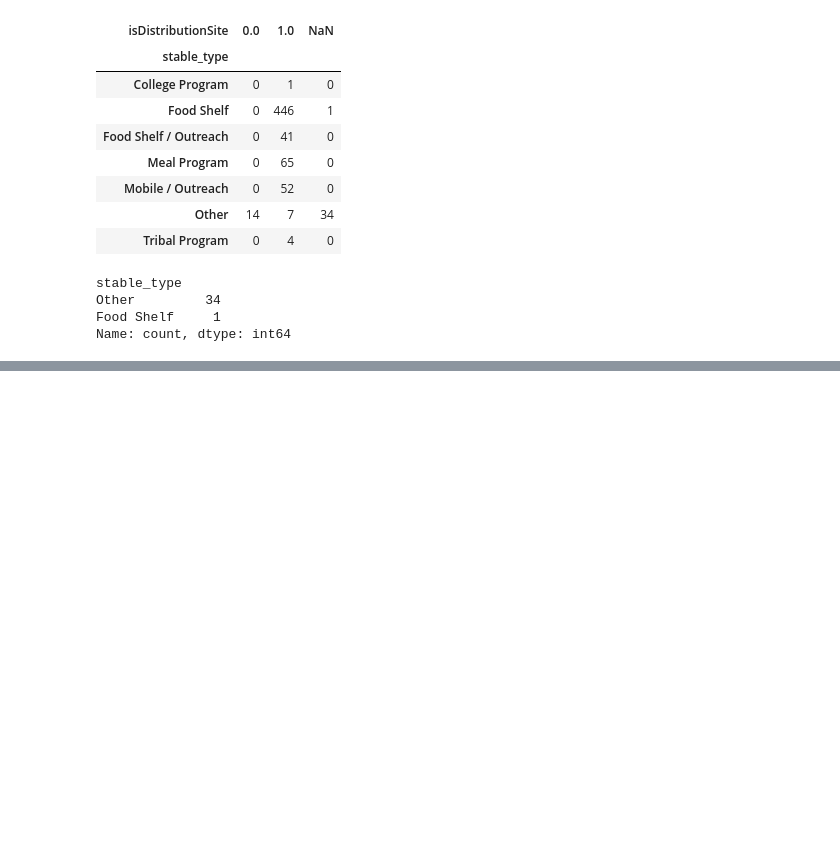
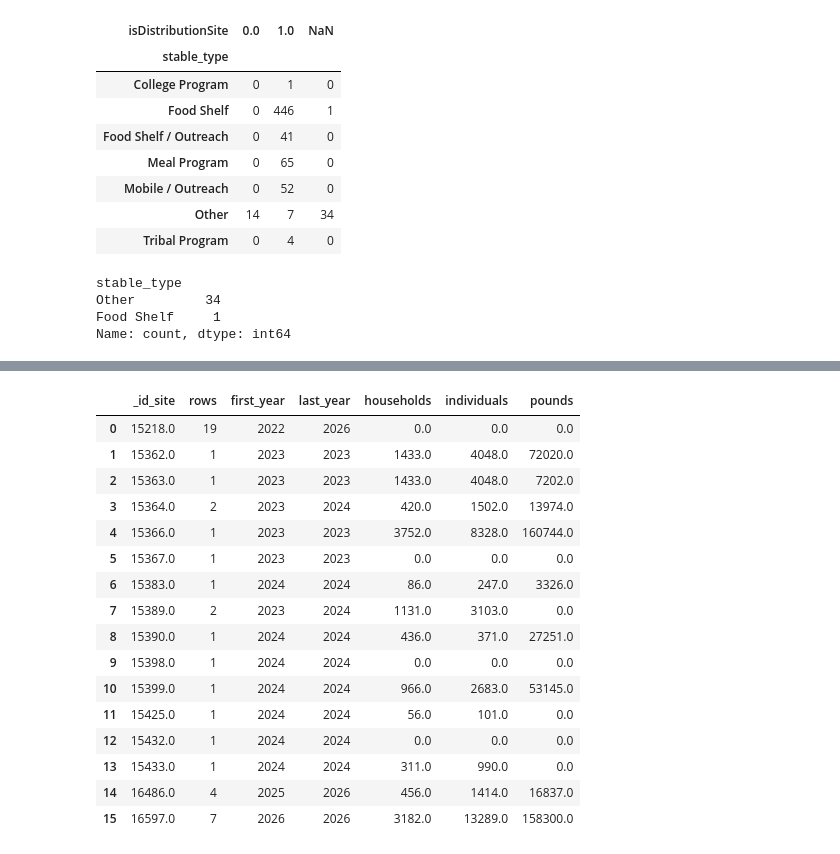
Before and after one commit to Hajar0Ahmed/MinneMUDAC2026Outliers, a Jupyter notebook: notebooks/reading.ipynb, the cells around one changed output, grey strips where cells are left out. Saved outputs shown, nothing was run; the diff lists cells and outputs as text; code cells hidden in the pictures; blank space fills up the shorter version.

```diff
--- a/notebooks/reading.ipynb
+++ b/notebooks/reading.ipynb
@@ -1492,0 +1781,16 @@ Name: count, dtype: int64
+# %%
+# Remove the 26 invalid-month duplicate records
+valid_month_mask = q6_clean["_Month"].between(1, 12)
+
+q6_valid_months = q6_clean[
+    valid_month_mask
+].copy()
+
+print("Original rows:", len(q6_clean))
+print("Rows removed:", len(q6_clean) - len(q6_valid_months))
+print("Rows remaining:", len(q6_valid_months))
+
+print(
+    "Invalid months remaining:",
+    (~q6_valid_months["_Month"].between(1, 12)).sum()
+)
@@ -1492,0 +1903,43 @@ Name: count, dtype: int64
+# %%
+unresolved = q6_no_duplicates[
+    q6_no_duplicates["County"].isna()
+].copy()
+
+print("Agency types:")
+print(unresolved["AgencyType"].value_counts(dropna=False))
+
+print("\nFood banks:")
+print(unresolved["FoodBank"].value_counts(dropna=False))
+
+for col in ["HouseholdsReg", "IndividualsReg", "PoundsReg"]:
+
+    unresolved_total = unresolved[col].sum()
+    overall_total = q6_no_duplicates[col].sum()
+
+    percent = 100 * unresolved_total / overall_total
+
+    print(
+        col,
+        ":",
+        round(unresolved_total, 2),
+        "(",
+        round(percent, 3),
+        "%)"
+    )
+
+unresolved_summary = (
+    unresolved
+    .groupby("_id_site")
+    .agg(
+        rows=("_Month", "count"),
+        first_year=("_Year", "min"),
+        last_year=("_Year", "max"),
+        households=("HouseholdsReg", "sum"),
+        individuals=("IndividualsReg", "sum"),
+        pounds=("PoundsReg", "sum")
+    )
+    .reset_index()
+)
+
+display(unresolved_summary)
+# %% [output]
@@ -1492,0 +1964,17 @@ Name: count, dtype: int64
+|  | _id_site | rows | first_year | last_year | households | individuals | pounds |
+| 0 | 15218.0 | 19 | 2022 | 2026 | 0.0 | 0.0 | 0.0 |
+| 1 | 15362.0 | 1 | 2023 | 2023 | 1433.0 | 4048.0 | 72020.0 |
+| 2 | 15363.0 | 1 | 2023 | 2023 | 1433.0 | 4048.0 | 7202.0 |
+| 3 | 15364.0 | 2 | 2023 | 2024 | 420.0 | 1502.0 | 13974.0 |
+| 4 | 15366.0 | 1 | 2023 | 2023 | 3752.0 | 8328.0 | 160744.0 |
+| 5 | 15367.0 | 1 | 2023 | 2023 | 0.0 | 0.0 | 0.0 |
+| 6 | 15383.0 | 1 | 2024 | 2024 | 86.0 | 247.0 | 3326.0 |
+| 7 | 15389.0 | 2 | 2023 | 2024 | 1131.0 | 3103.0 | 0.0 |
+| 8 | 15390.0 | 1 | 2024 | 2024 | 436.0 | 371.0 | 27251.0 |
+| 9 | 15398.0 | 1 | 2024 | 2024 | 0.0 | 0.0 | 0.0 |
+| 10 | 15399.0 | 1 | 2024 | 2024 | 966.0 | 2683.0 | 53145.0 |
+| 11 | 15425.0 | 1 | 2024 | 2024 | 56.0 | 101.0 | 0.0 |
+| 12 | 15432.0 | 1 | 2024 | 2024 | 0.0 | 0.0 | 0.0 |
+| 13 | 15433.0 | 1 | 2024 | 2024 | 311.0 | 990.0 | 0.0 |
+| 14 | 16486.0 | 4 | 2025 | 2026 | 456.0 | 1414.0 | 16837.0 |
+| 15 | 16597.0 | 7 | 2026 | 2026 | 3182.0 | 13289.0 | 158300.0 |
```
Also changed, not shown: parts of 9 cells of this notebook, 2 other files.
